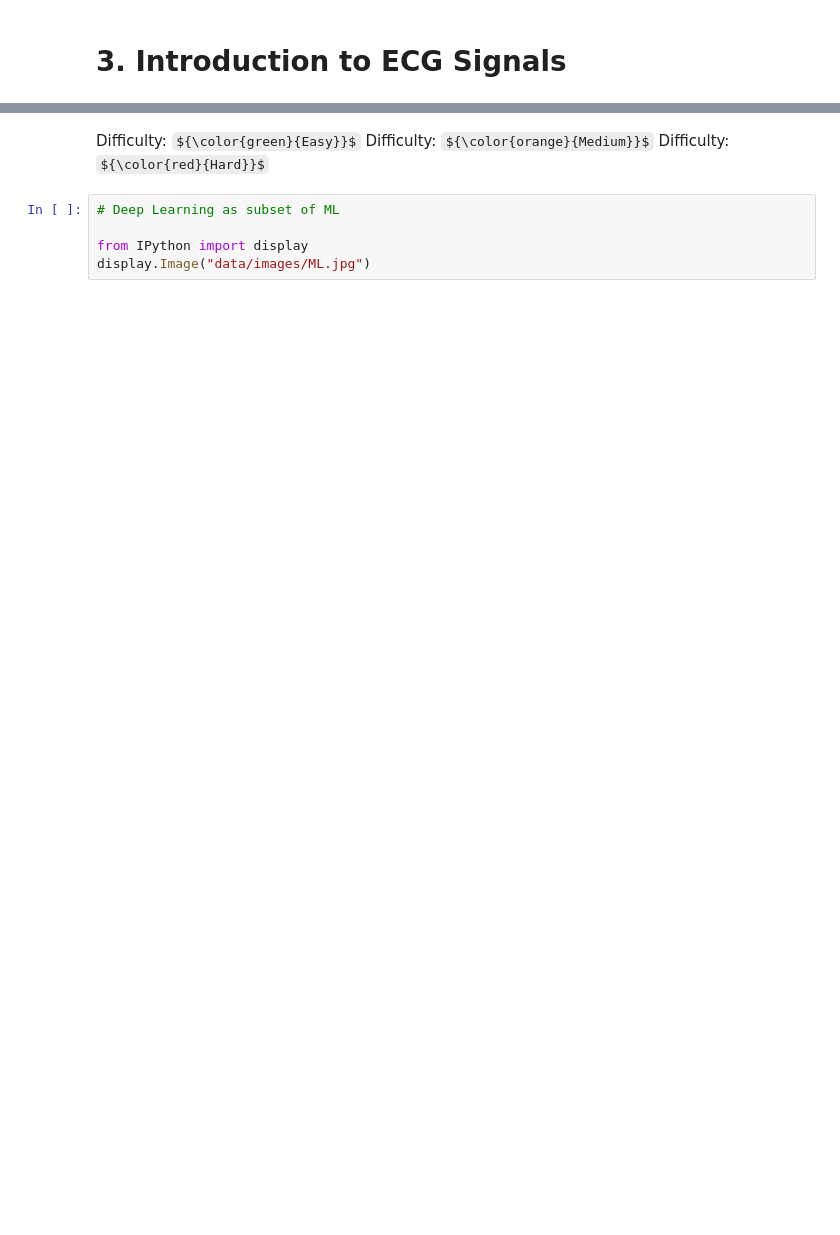
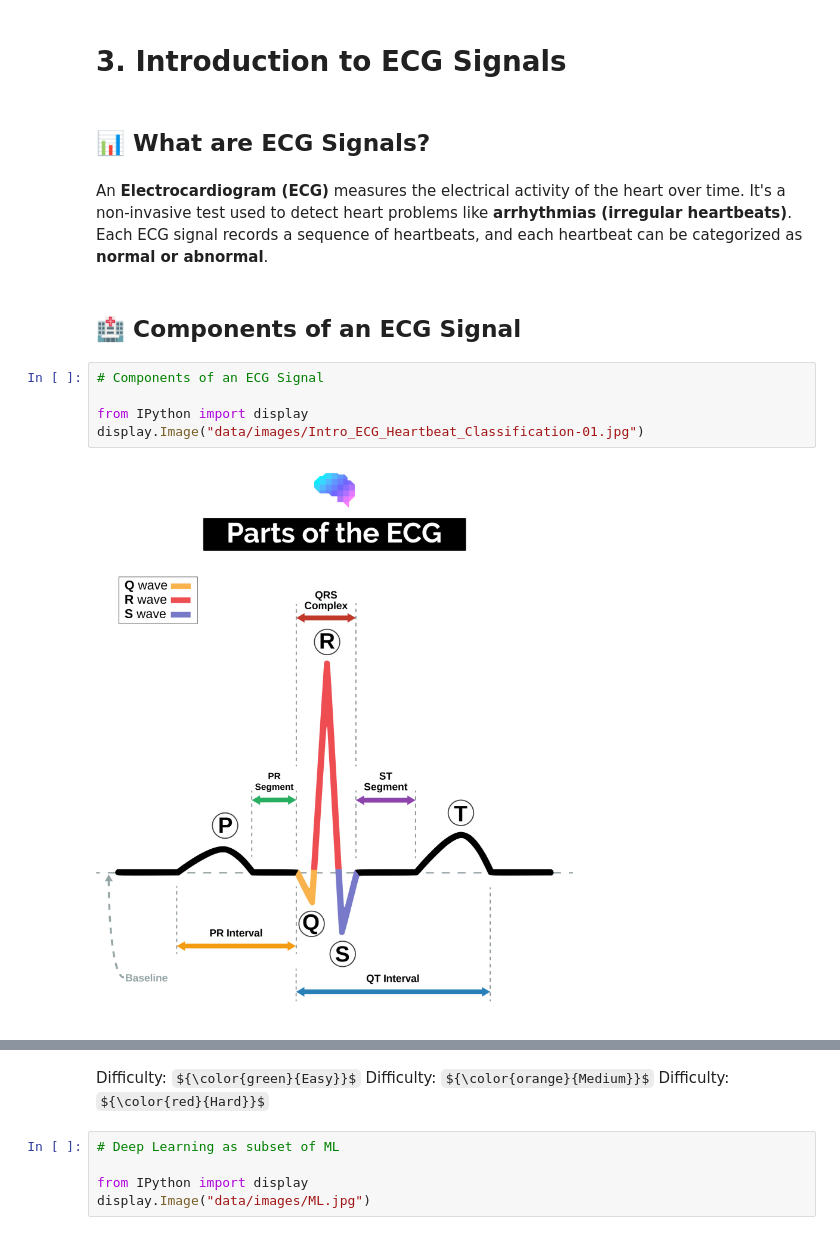
Before and after one commit to ancilcleetus/Time_Series_Project_01_ECG_Insight, a Jupyter notebook: notebooks/Intro_ECG_Heartbeat_Classification.ipynb, the cells around one changed output, grey strips where cells are left out. Cells and saved outputs as stored; diff of their text form; some formulas as TeX source; blank space fills up the shorter version.

Commit message:
Added Section 'Introduction to ECG Signals'

```diff
--- a/notebooks/Intro_ECG_Heartbeat_Classification.ipynb
+++ b/notebooks/Intro_ECG_Heartbeat_Classification.ipynb
@@ -59,3 +59,16 @@ Let's get started! 🩺❤️
 ![rainbow](https://github.com/ancilcleetus/My-Learning-Journey/assets/25684256/839c3524-2a1d-4779-85a0-83c562e1e5e5)
 # %% [markdown]
 # 3. Introduction to ECG Signals
+# %% [markdown]
+## 📊 What are ECG Signals?
+# %% [markdown]
+An **Electrocardiogram (ECG)** measures the electrical activity of the heart over time. It's a non-invasive test used to detect heart problems like **arrhythmias (irregular heartbeats)**. Each ECG signal records a sequence of heartbeats, and each heartbeat can be categorized as **normal or abnormal**.
+# %% [markdown]
+## 🏥 Components of an ECG Signal
+# %%
+# Components of an ECG Signal
+
+from IPython import display
+display.Image("data/images/Intro_ECG_Heartbeat_Classification-01.jpg")
+# %% [output]
+[figure, added]
```
Also changed, not shown: parts of 9 cells of this notebook, 2 other files.
